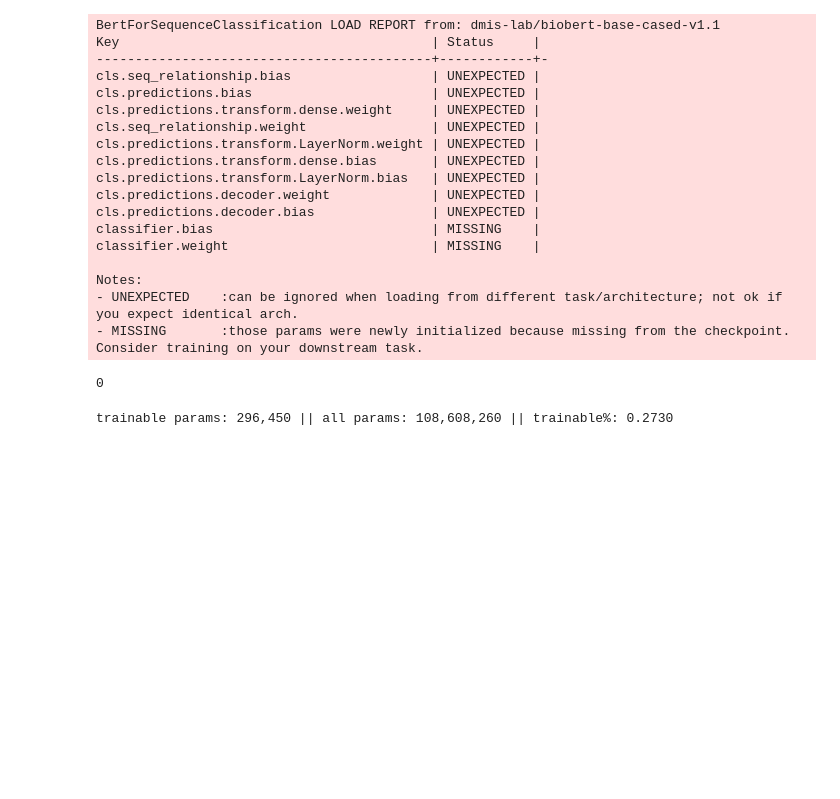
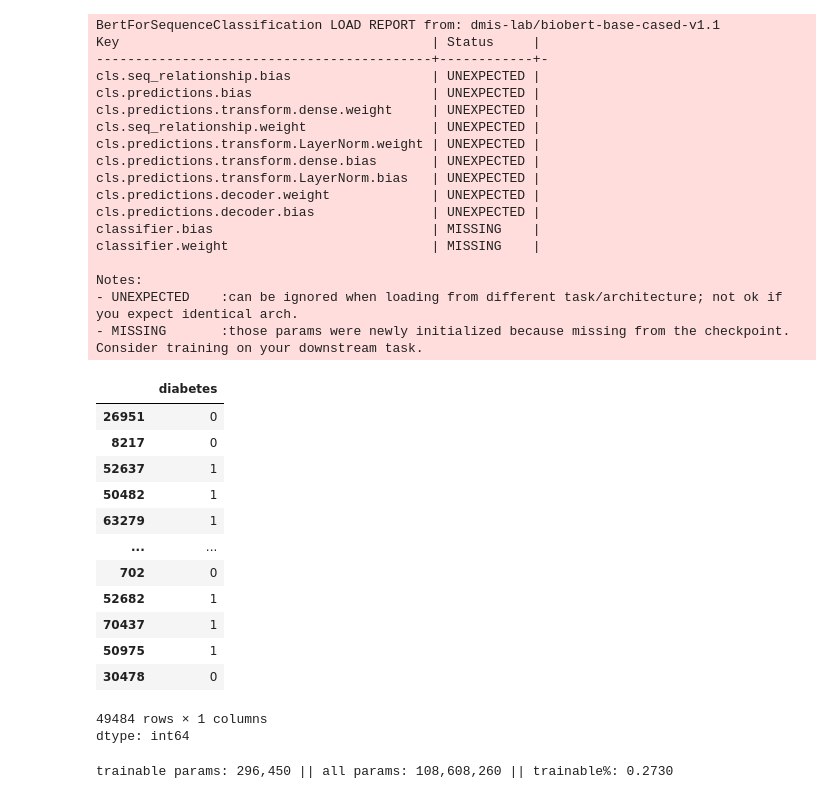
Before and after one commit to brianchang12/High-Risk-Project, a Jupyter notebook: high_risk_project.ipynb, the cells around one changed output. Drawn from its saved outputs; the diff is of its cells as text; code cells hidden in the pictures; blank space fills up the shorter version.

```diff
--- a/high_risk_project.ipynb
+++ b/high_risk_project.ipynb
@@ -37,4 +77,13 @@ def generate_dataset(path="/content/diabetes_binary_health_indicators_BRFSS2015.
 # %%
 df = generate_dataset()
-df
+num_diabetes = len(df[df.diabetes == 1])
+num_no_diabetes = len(df[df.diabetes == 0])
+print(f"Before undersampling - number of diabetic participants: {num_diabetes}, number of non-diabetic participants: {num_no_diabetes}")
+
+df = undersample_dataset(df)
+
+num_diabetes = len(df[df.diabetes == 1])
+num_no_diabetes = len(df[df.diabetes == 0])
+
+print(f"After undersampling - number of diabetic participants: {num_diabetes}, number of non-diabetic participants: {num_no_diabetes}")
 # %% [output]
@@ -73,14 +128,25 @@ classifier.weight                          | MISSING    |
 Notes:
 - UNEXPECTED    :can be ignored when loading from different task/architecture; not ok if you expect identical arch.
 - MISSING       :those params were newly initialized because missing from the checkpoint. Consider training on your downstream task.
-# %%
-tokenizer.add_special_tokens({'pad_token': '[PAD]'})
-# %% [output]
-0
 # %%
 temp_df = df
 
 y = temp_df["diabetes"]
 X = temp_df.drop(columns=["diabetes"])
 
-X_train, X_test, y_train, y_test = train_test_split(X, y, train_size=0.7, random_state=random_state, shuffle=False)
+X_train, X_test, y_train, y_test = train_test_split(X, y, train_size=0.7, random_state=random_state, stratify=y, shuffle=True)
+# %% [output]
+|  | diabetes |
+| 26951 | 0 |
+| 8217 | 0 |
+| 52637 | 1 |
+| 50482 | 1 |
+| 63279 | 1 |
+| ... | ... |
+| 702 | 0 |
+| 52682 | 1 |
+| 70437 | 1 |
+| 50975 | 1 |
+| 30478 | 0 |
+49484 rows × 1 columns
+dtype: int64
```
Also changed, not shown: parts of 10 cells of this notebook.
